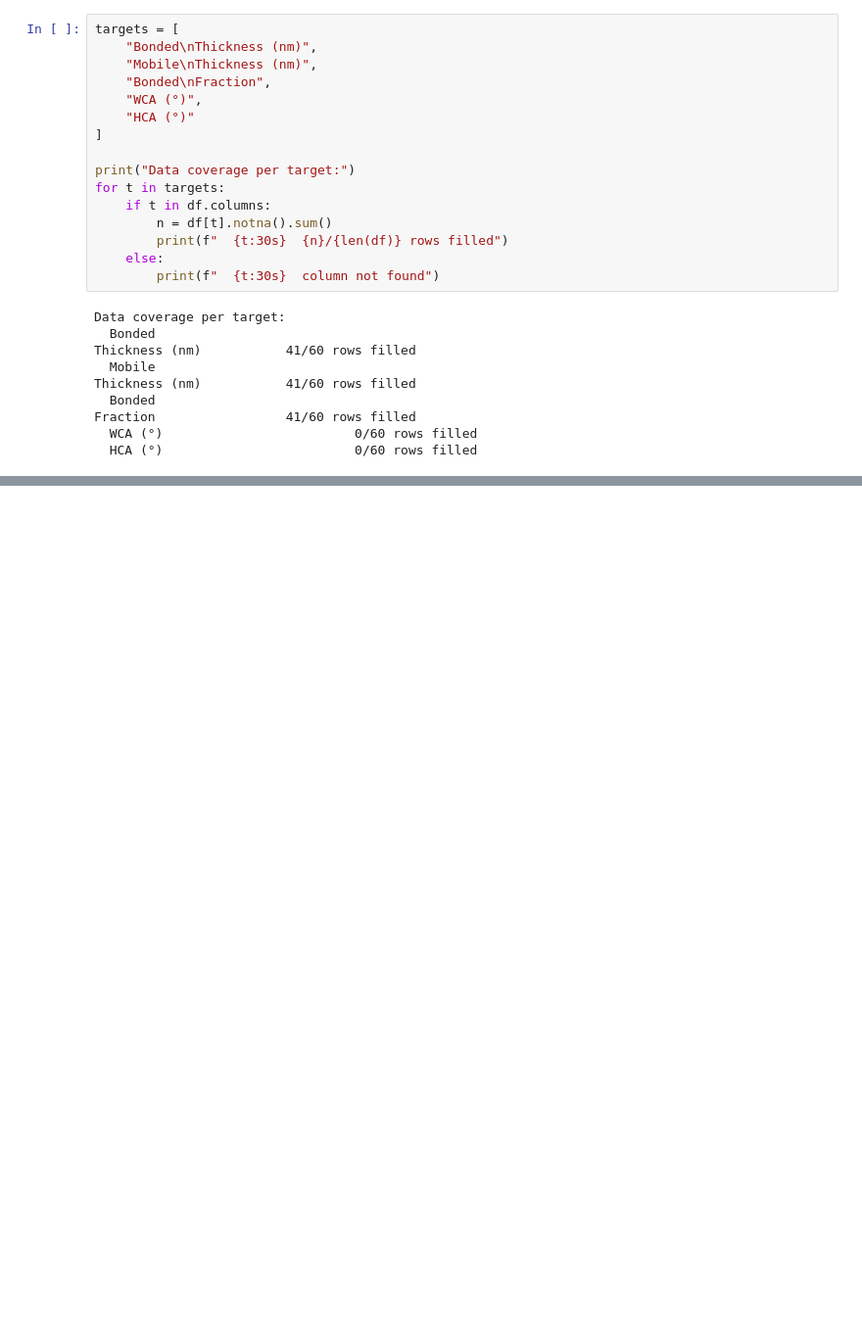
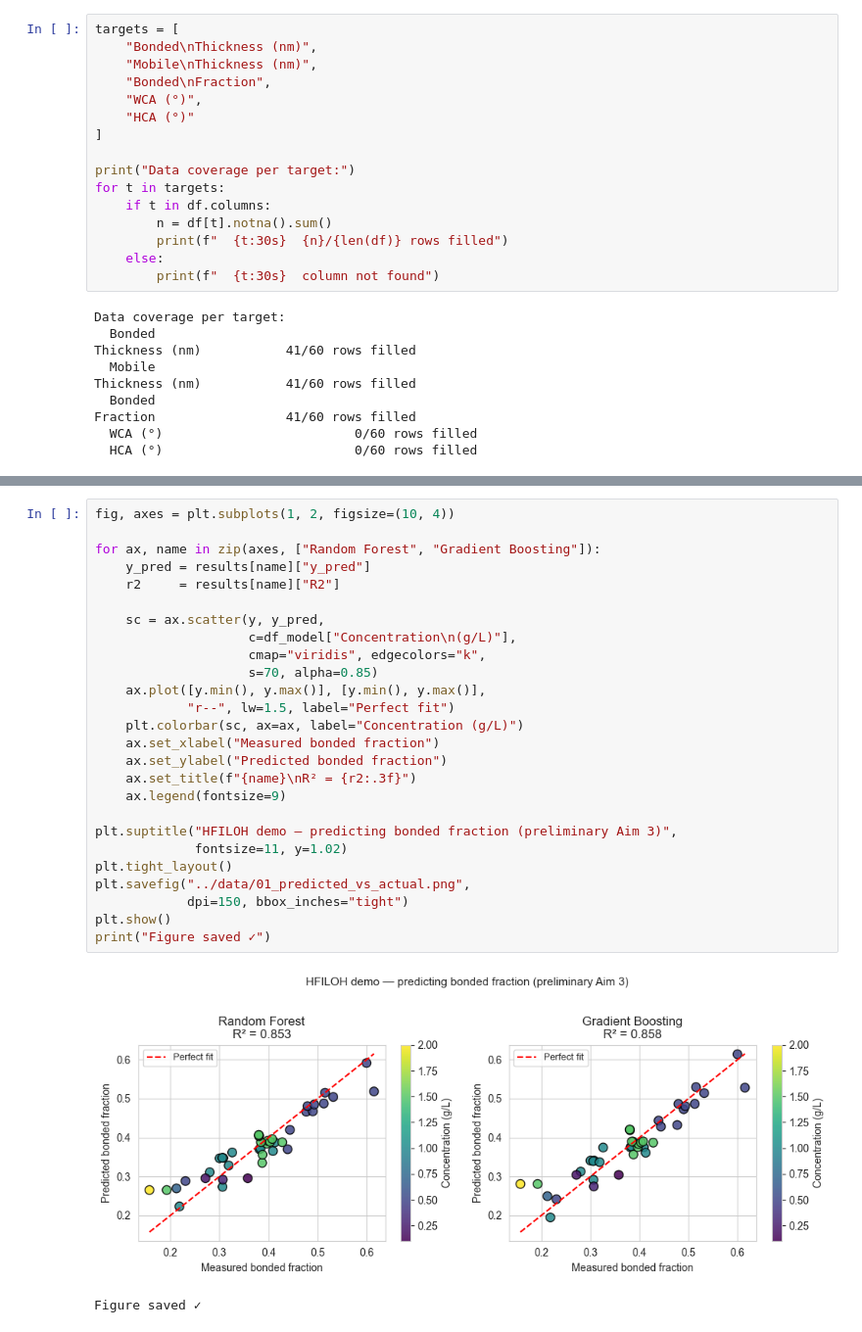
Before and after one commit to Abdulmaleekkona/aim3-ml-preliminary, a Jupyter notebook: notebooks/01_hfiloh_bonded_fraction_demo.ipynb, the cells around one changed output, grey strips where cells are left out. Shown at 98% size. Cells and saved outputs as stored; diff of their text form; blank space fills up the shorter version.

```diff
--- a/notebooks/01_hfiloh_bonded_fraction_demo.ipynb
+++ b/notebooks/01_hfiloh_bonded_fraction_demo.ipynb
@@ -66,0 +171,29 @@ Fraction                 41/60 rows filled
+# %%
+fig, axes = plt.subplots(1, 2, figsize=(10, 4))
+
+for ax, name in zip(axes, ["Random Forest", "Gradient Boosting"]):
+    y_pred = results[name]["y_pred"]
+    r2     = results[name]["R2"]
+
+    sc = ax.scatter(y, y_pred,
+                    c=df_model["Concentration\n(g/L)"],
+                    cmap="viridis", edgecolors="k",
+                    s=70, alpha=0.85)
+    ax.plot([y.min(), y.max()], [y.min(), y.max()],
+            "r--", lw=1.5, label="Perfect fit")
+    plt.colorbar(sc, ax=ax, label="Concentration (g/L)")
+    ax.set_xlabel("Measured bonded fraction")
+    ax.set_ylabel("Predicted bonded fraction")
+    ax.set_title(f"{name}\nR² = {r2:.3f}")
+    ax.legend(fontsize=9)
+
+plt.suptitle("HFILOH demo — predicting bonded fraction (preliminary Aim 3)",
+             fontsize=11, y=1.02)
+plt.tight_layout()
+plt.savefig("../data/01_predicted_vs_actual.png",
+            dpi=150, bbox_inches="tight")
+plt.show()
+print("Figure saved ✓")
+# %% [output]
+[figure, added]
+Figure saved ✓
```
Also changed, not shown: parts of 7 cells of this notebook, 4 other files.
